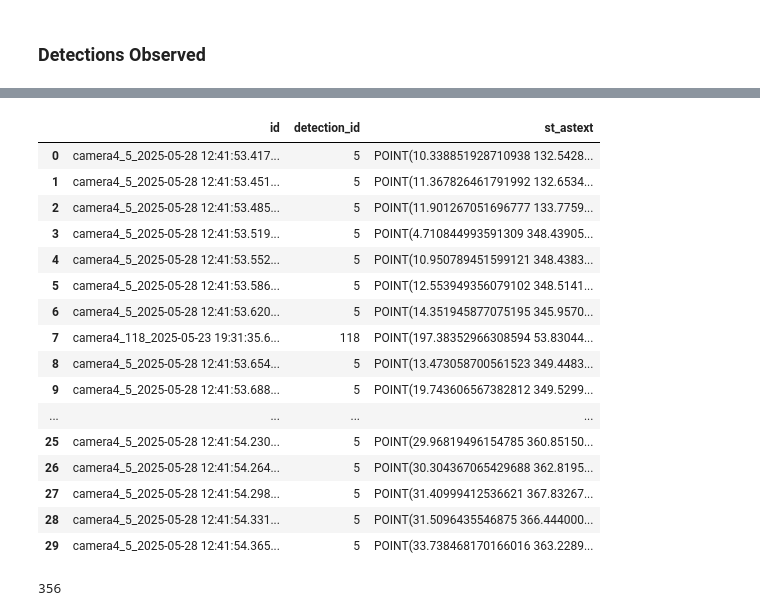
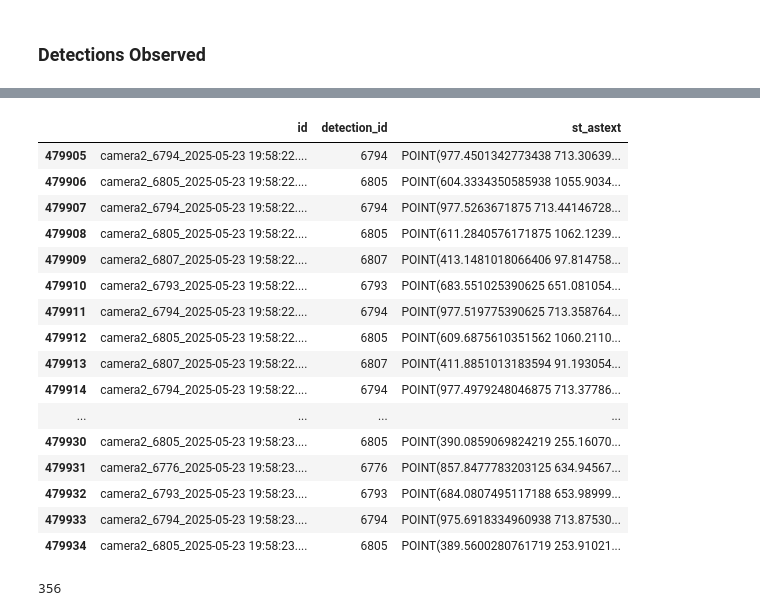
Before and after one commit to CentroFuturoCiudades/pinos-analytics-cv, a Jupyter notebook: src/test_broker.ipynb, the cells around one changed output, grey strips where cells are left out. Saved outputs shown, nothing was run; the diff lists cells and outputs as text; code cells hidden in the pictures.

```diff
--- a/src/test_broker.ipynb
+++ b/src/test_broker.ipynb
@@ -335,26 +334,26 @@ table.head()
 | 3 | 0101000000000000C0E7D712400000006... | {'format': 'COCO-pose', 'keypoint... | 4 | {'width': 1920, 'height': 1080} | 2025-05-28 12:41:53.519047+00:00 | {'keypoints': [9.082891464233398,... | camera4_2025_05_28-12_41_46_PM.mp4 | camera4_5_2025-05-28 12:41:53.519... | ... |
 | 4 | 0101000000000000E0CDE62540000000A... | {'format': 'COCO-pose', 'keypoint... | 4 | {'width': 1920, 'height': 1080} | 2025-05-28 12:41:53.552917+00:00 | {'keypoints': [11.77469539642334,... | camera4_2025_05_28-12_41_46_PM.mp4 | camera4_5_2025-05-28 12:41:53.552... | ... |
 # %%
-table = pd.read_sql("SELECT id, detection_id, ST_AsText(field_geometry_point) FROM detectionsobservedtest", engine)
-table.head(30)
+table = pd.read_sql("SELECT id, detection_id, ST_AsText(field_geometry_point) FROM detectionsobserved", engine)
+table.tail(30)
 # %% [output]
 |  | id | detection_id | st_astext |
-| 0 | camera4_5_2025-05-28 12:41:53.417... | 5 | POINT(10.338851928710938 132.5428... |
-| 1 | camera4_5_2025-05-28 12:41:53.451... | 5 | POINT(11.367826461791992 132.6534... |
-| 2 | camera4_5_2025-05-28 12:41:53.485... | 5 | POINT(11.901267051696777 133.7759... |
-| 3 | camera4_5_2025-05-28 12:41:53.519... | 5 | POINT(4.710844993591309 348.43905... |
-| 4 | camera4_5_2025-05-28 12:41:53.552... | 5 | POINT(10.950789451599121 348.4383... |
-| 5 | camera4_5_2025-05-28 12:41:53.586... | 5 | POINT(12.553949356079102 348.5141... |
-| 6 | camera4_5_2025-05-28 12:41:53.620... | 5 | POINT(14.351945877075195 345.9570... |
-| 7 | camera4_118_2025-05-23 19:31:35.6... | 118 | POINT(197.38352966308594 53.83044... |
-| 8 | camera4_5_2025-05-28 12:41:53.654... | 5 | POINT(13.473058700561523 349.4483... |
-| 9 | camera4_5_2025-05-28 12:41:53.688... | 5 | POINT(19.743606567382812 349.5299... |
+| 479905 | camera2_6794_2025-05-23 19:58:22.... | 6794 | POINT(977.4501342773438 713.30639... |
+| 479906 | camera2_6805_2025-05-23 19:58:22.... | 6805 | POINT(604.3334350585938 1055.9034... |
+| 479907 | camera2_6794_2025-05-23 19:58:22.... | 6794 | POINT(977.5263671875 713.44146728... |
+| 479908 | camera2_6805_2025-05-23 19:58:22.... | 6805 | POINT(611.2840576171875 1062.1239... |
+| 479909 | camera2_6807_2025-05-23 19:58:22.... | 6807 | POINT(413.1481018066406 97.814758... |
+| 479910 | camera2_6793_2025-05-23 19:58:22.... | 6793 | POINT(683.551025390625 651.081054... |
+| 479911 | camera2_6794_2025-05-23 19:58:22.... | 6794 | POINT(977.519775390625 713.358764... |
+| 479912 | camera2_6805_2025-05-23 19:58:22.... | 6805 | POINT(609.6875610351562 1060.2110... |
+| 479913 | camera2_6807_2025-05-23 19:58:22.... | 6807 | POINT(411.8851013183594 91.193054... |
+| 479914 | camera2_6794_2025-05-23 19:58:22.... | 6794 | POINT(977.4979248046875 713.37786... |
 | ... | ... | ... | ... |
-| 25 | camera4_5_2025-05-28 12:41:54.230... | 5 | POINT(29.96819496154785 360.85150... |
-| 26 | camera4_5_2025-05-28 12:41:54.264... | 5 | POINT(30.304367065429688 362.8195... |
-| 27 | camera4_5_2025-05-28 12:41:54.298... | 5 | POINT(31.40999412536621 367.83267... |
-| 28 | camera4_5_2025-05-28 12:41:54.331... | 5 | POINT(31.5096435546875 366.444000... |
-| 29 | camera4_5_2025-05-28 12:41:54.365... | 5 | POINT(33.738468170166016 363.2289... |
+| 479930 | camera2_6805_2025-05-23 19:58:23.... | 6805 | POINT(390.0859069824219 255.16070... |
+| 479931 | camera2_6776_2025-05-23 19:58:23.... | 6776 | POINT(857.8477783203125 634.94567... |
+| 479932 | camera2_6793_2025-05-23 19:58:23.... | 6793 | POINT(684.0807495117188 653.98999... |
+| 479933 | camera2_6794_2025-05-23 19:58:23.... | 6794 | POINT(975.6918334960938 713.87530... |
+| 479934 | camera2_6805_2025-05-23 19:58:23.... | 6805 | POINT(389.5600280761719 253.91021... |
 # %%
 entities_can_be_inferred = client.query(type="videoRecorded")
 
```
Also changed, not shown: parts of 5 cells of this notebook, 5 other files.
